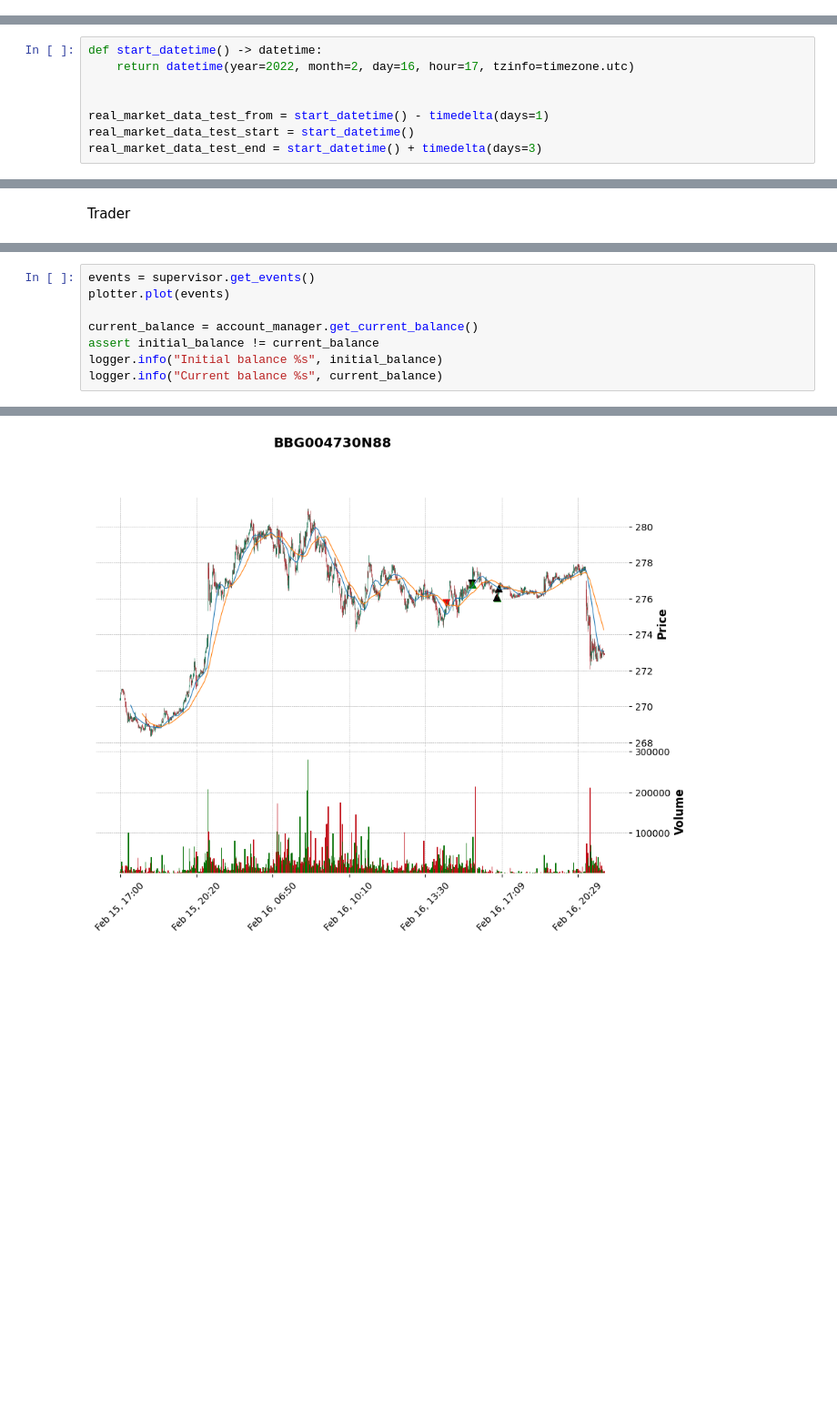
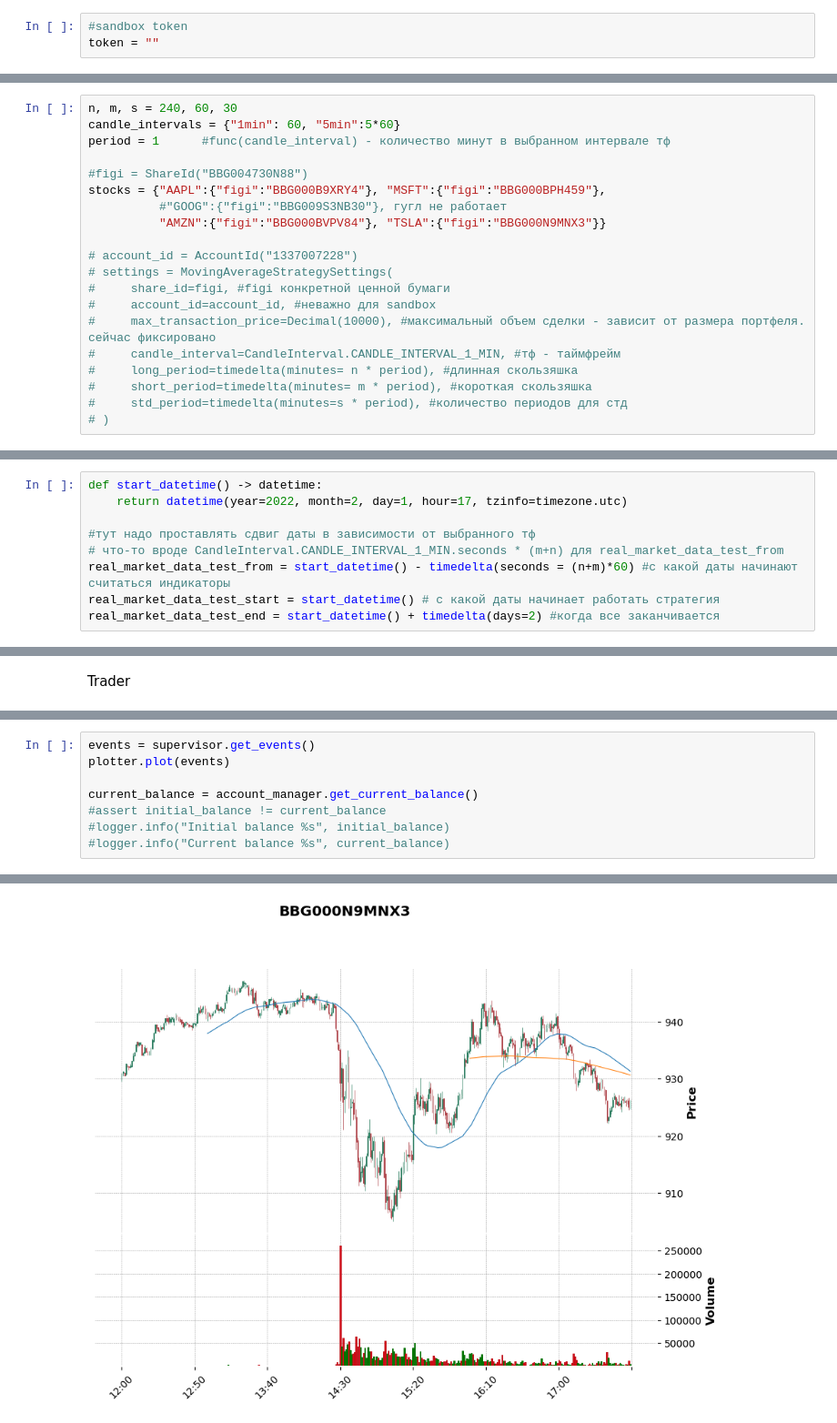
Before and after one commit to Tinkoff/invest-python, a Jupyter notebook: examples/strategies/param-search.ipynb, the cells around one changed output, grey strips where cells are left out. Shown: that part at 91% size. Cells and saved outputs as stored; diff of their text form; blank space fills up the shorter version.

Commit message:
make multiple stocks, find best suites stock to this strategy, some minor comments to the code

```diff
--- a/examples/strategies/param-search.ipynb
+++ b/examples/strategies/param-search.ipynb
@@ -39,2 +63,5 @@ token =
+# %%
+#sandbox token
+token = ""
 # %% [markdown]
 Settings
@@ -53,13 +68,34 @@ settings = MovingAverageStrategySettings(
+# %%
+n, m, s = 240, 60, 30
+candle_intervals = {"1min": 60, "5min":5*60}
+period = 1      #func(candle_interval) - количество минут в выбранном интервале тф
+
+#figi = ShareId("BBG004730N88")
+stocks = {"AAPL":{"figi":"BBG000B9XRY4"}, "MSFT":{"figi":"BBG000BPH459"},
+          #"GOOG":{"figi":"BBG009S3NB30"}, гугл не работает
+          "AMZN":{"figi":"BBG000BVPV84"}, "TSLA":{"figi":"BBG000N9MNX3"}}
+
+# account_id = AccountId("1337007228")
+# settings = MovingAverageStrategySettings(
+#     share_id=figi, #figi конкретной ценной бумаги
+#     account_id=account_id, #неважно для sandbox
+#     max_transaction_price=Decimal(10000), #максимальный объем сделки - зависит от размера портфеля. сейчас фиксировано
+#     candle_interval=CandleInterval.CANDLE_INTERVAL_1_MIN, #тф - таймфрейм
+#     long_period=timedelta(minutes= n * period), #длинная скользяшка
+#     short_period=timedelta(minutes= m * period), #короткая скользяшка
+#     std_period=timedelta(minutes=s * period), #количество периодов для стд
+# )
 # %% [markdown]
 Stocks for date
 # %%
 def start_datetime() -> datetime:
-    return datetime(year=2022, month=2, day=16, hour=17, tzinfo=timezone.utc)
+    return datetime(year=2022, month=2, day=1, hour=17, tzinfo=timezone.utc)
 
-
-real_market_data_test_from = start_datetime() - timedelta(days=1)
-real_market_data_test_start = start_datetime()
-real_market_data_test_end = start_datetime() + timedelta(days=3)
+#тут надо проставлять сдвиг даты в зависимости от выбранного тф
+# что-то вроде CandleInterval.CANDLE_INTERVAL_1_MIN.seconds * (m+n) для real_market_data_test_from
+real_market_data_test_from = start_datetime() - timedelta(seconds = (n+m)*60) #с какой даты начинают считаться индикаторы
+real_market_data_test_start = start_datetime() # с какой даты начинает работать стратегия
+real_market_data_test_end = start_datetime() + timedelta(days=2) #когда все заканчивается
 # %% [markdown]
 Initial balance
 # %%
@@ -129,7 +191,7 @@ events = supervisor.get_events()
 plotter.plot(events)
 
 current_balance = account_manager.get_current_balance()
-assert initial_balance != current_balance
-logger.info("Initial balance %s", initial_balance)
-logger.info("Current balance %s", current_balance)
+#assert initial_balance != current_balance
+#logger.info("Initial balance %s", initial_balance)
+#logger.info("Current balance %s", current_balance)
 # %% [output]
@@ -149 +198 @@ logger.info("Current balance %s", current_balance)
-[figure, old version]
+[figure, new version]
```
Also changed, not shown: parts of 23 cells of this notebook, 3 other files.
